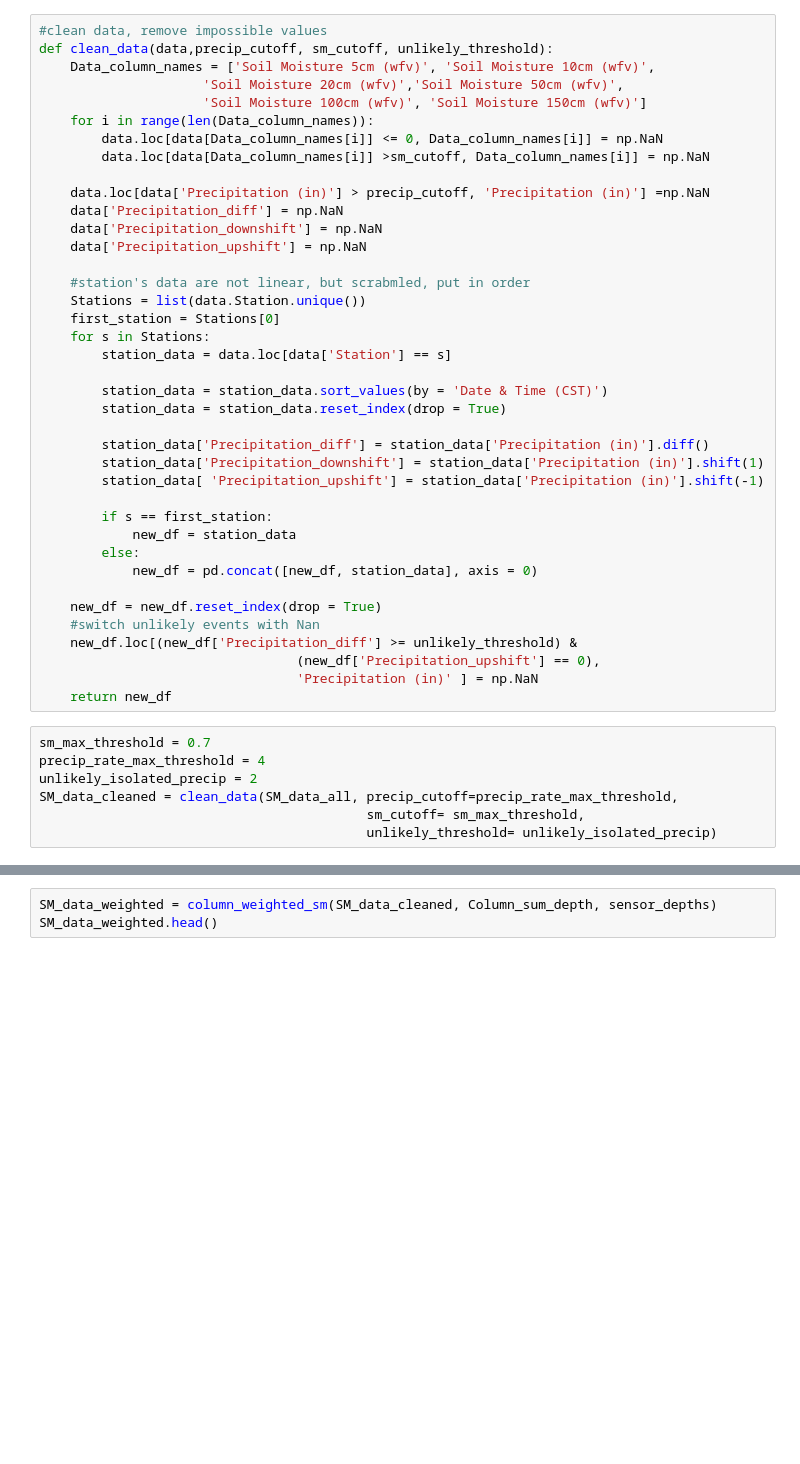
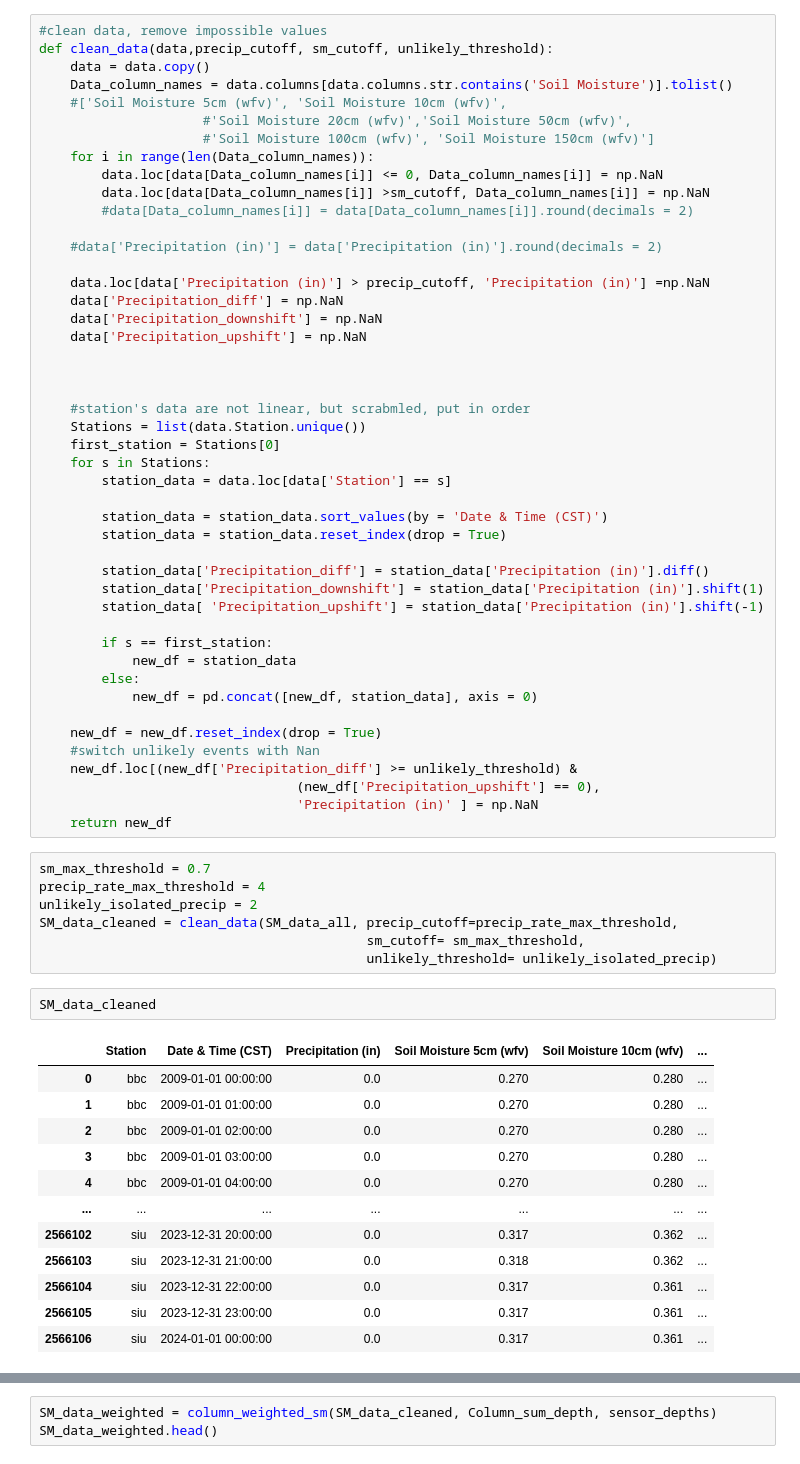
Before and after one commit to cstraus22/IL_WARM_MI_analysis, a Jupyter notebook: Data_cleaning_and_selection.ipynb, the cells around one changed output, grey strips where cells are left out. Cells and saved outputs as stored; diff of their text form; blank space fills up the shorter version.

```diff
--- a/Data_cleaning_and_selection.ipynb
+++ b/Data_cleaning_and_selection.ipynb
@@ -56,17 +75,24 @@ or not including them has low impact on the peak values and changes
 # %%
 #clean data, remove impossible values
 def clean_data(data,precip_cutoff, sm_cutoff, unlikely_threshold):
-    Data_column_names = ['Soil Moisture 5cm (wfv)', 'Soil Moisture 10cm (wfv)',
-                     'Soil Moisture 20cm (wfv)','Soil Moisture 50cm (wfv)',
-                     'Soil Moisture 100cm (wfv)', 'Soil Moisture 150cm (wfv)']
+    data = data.copy()
+    Data_column_names = data.columns[data.columns.str.contains('Soil Moisture')].tolist()
+    #['Soil Moisture 5cm (wfv)', 'Soil Moisture 10cm (wfv)',
+                     #'Soil Moisture 20cm (wfv)','Soil Moisture 50cm (wfv)',
+                     #'Soil Moisture 100cm (wfv)', 'Soil Moisture 150cm (wfv)']
     for i in range(len(Data_column_names)):
         data.loc[data[Data_column_names[i]] <= 0, Data_column_names[i]] = np.NaN
         data.loc[data[Data_column_names[i]] >sm_cutoff, Data_column_names[i]] = np.NaN
+        #data[Data_column_names[i]] = data[Data_column_names[i]].round(decimals = 2)
+
+    #data['Precipitation (in)'] = data['Precipitation (in)'].round(decimals = 2)
 
     data.loc[data['Precipitation (in)'] > precip_cutoff, 'Precipitation (in)'] =np.NaN
     data['Precipitation_diff'] = np.NaN
     data['Precipitation_downshift'] = np.NaN
     data['Precipitation_upshift'] = np.NaN
+
+
 
     #station's data are not linear, but scrabmled, put in order
     Stations = list(data.Station.unique())
@@ -99,3 +125,18 @@ unlikely_isolated_precip = 2
 SM_data_cleaned = clean_data(SM_data_all, precip_cutoff=precip_rate_max_threshold,
                                           sm_cutoff= sm_max_threshold,
                                           unlikely_threshold= unlikely_isolated_precip)
+# %%
+SM_data_cleaned
+# %% [output]
+|  | Station | Date & Time (CST) | Precipitation (in) | Soil Moisture 5cm (wfv) | Soil Moisture 10cm (wfv) | ... |
+| 0 | bbc | 2009-01-01 00:00:00 | 0.0 | 0.270 | 0.280 | ... |
+| 1 | bbc | 2009-01-01 01:00:00 | 0.0 | 0.270 | 0.280 | ... |
+| 2 | bbc | 2009-01-01 02:00:00 | 0.0 | 0.270 | 0.280 | ... |
+| 3 | bbc | 2009-01-01 03:00:00 | 0.0 | 0.270 | 0.280 | ... |
+| 4 | bbc | 2009-01-01 04:00:00 | 0.0 | 0.270 | 0.280 | ... |
+| ... | ... | ... | ... | ... | ... | ... |
+| 2566102 | siu | 2023-12-31 20:00:00 | 0.0 | 0.317 | 0.362 | ... |
+| 2566103 | siu | 2023-12-31 21:00:00 | 0.0 | 0.318 | 0.362 | ... |
+| 2566104 | siu | 2023-12-31 22:00:00 | 0.0 | 0.317 | 0.361 | ... |
+| 2566105 | siu | 2023-12-31 23:00:00 | 0.0 | 0.317 | 0.361 | ... |
+| 2566106 | siu | 2024-01-01 00:00:00 | 0.0 | 0.317 | 0.361 | ... |
```
Also changed, not shown: parts of 37 cells of this notebook, 24 other files.
